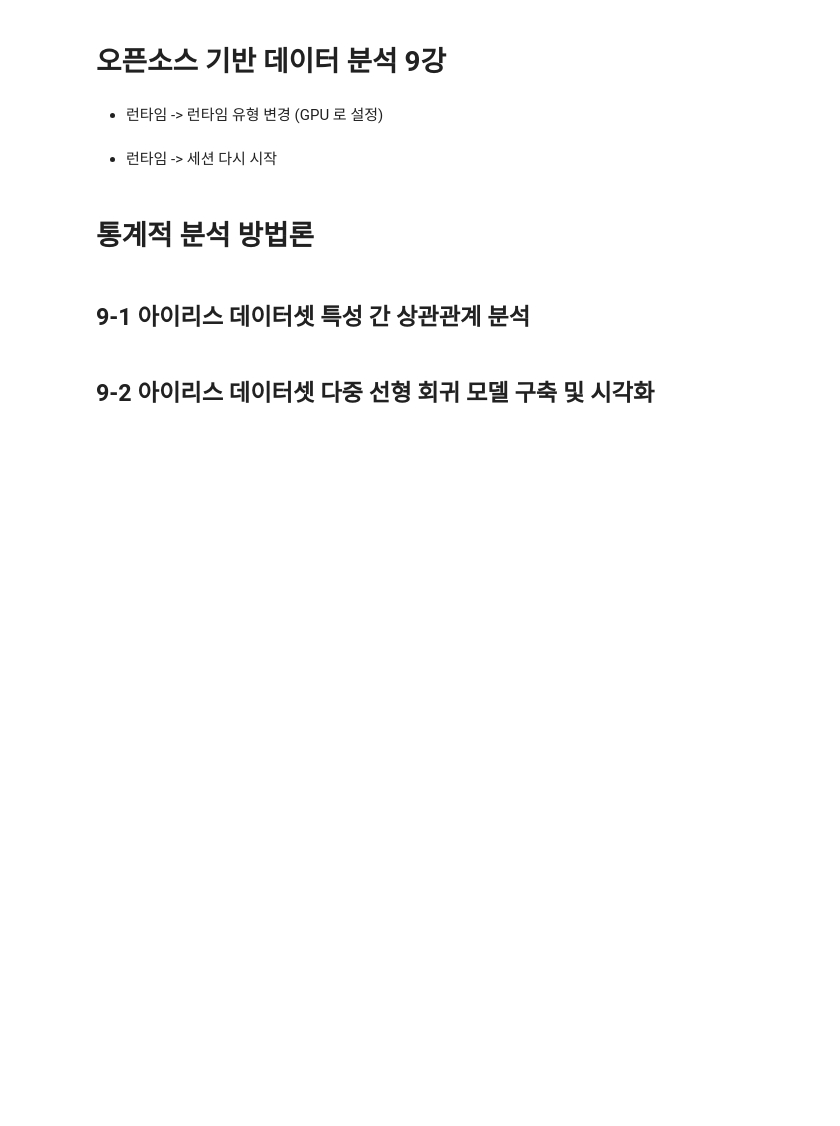
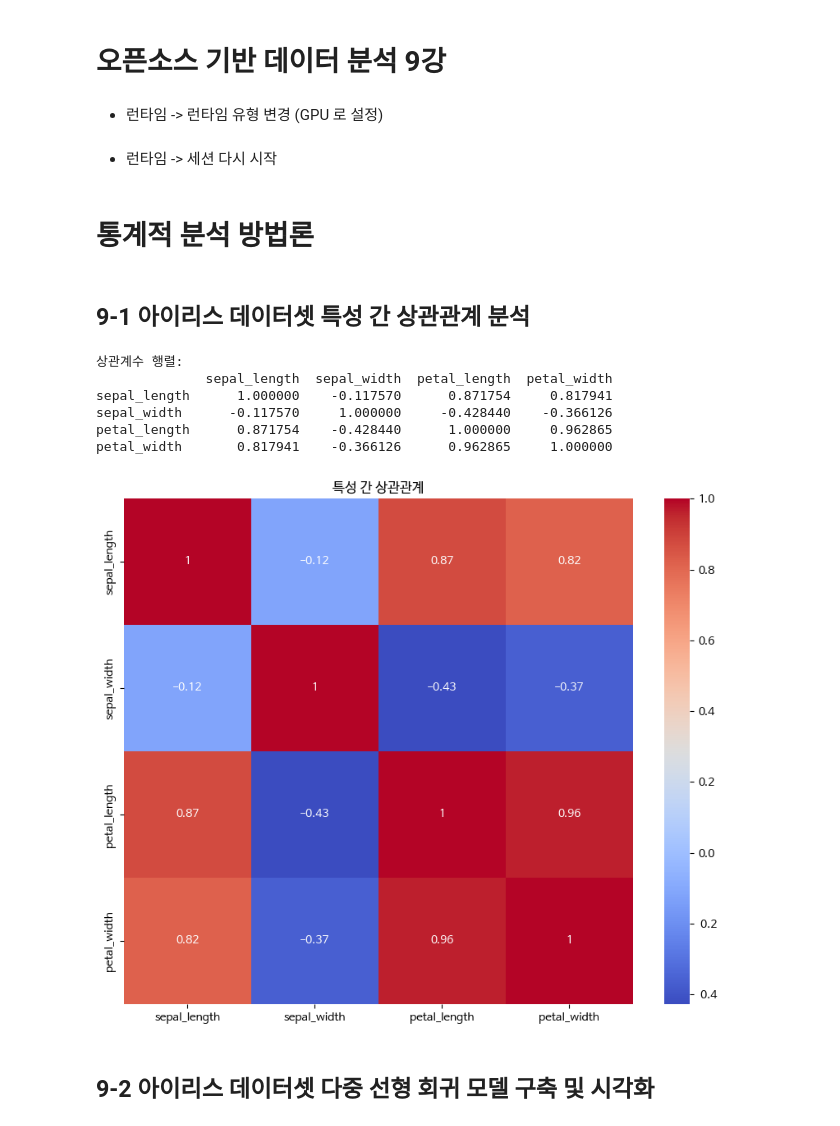
Before and after one commit to HYA6/DataAnalysis, a Jupyter notebook: OpenSourceDataAnalysis_09.ipynb, the cells around one changed output. Cells and saved outputs as stored; diff of their text form; code cells hidden in the pictures; blank space fills up the shorter version.

```diff
--- a/OpenSourceDataAnalysis_09.ipynb
+++ b/OpenSourceDataAnalysis_09.ipynb
@@ -24,19 +24,28 @@ plt.rc('font', family='NanumBarunGothic')
 # %%
 import matplotlib.pyplot as plt
 import seaborn as sns
 
 ## 아이리스 데이터셋 로드
 df = sns.load_dataset('iris')
 
 ## 상관계수 행렬 계산 및 출력
+correlation = df.iloc[:, :-1].corr()
 print("상관계수 행렬:")
 print(correlation)
 
 ## 상관관계 히트맵 시각화
 plt.figure(figsize=(10, 8))
 sns.heatmap(correlation, annot=True, cmap='coolwarm')
 plt.title('특성 간 상관관계')
 plt.show()
+# %% [output]
+상관계수 행렬:
+              sepal_length  sepal_width  petal_length  petal_width
+sepal_length      1.000000    -0.117570      0.871754     0.817941
+sepal_width      -0.117570     1.000000     -0.428440    -0.366126
+petal_length      0.871754    -0.428440      1.000000     0.962865
+petal_width       0.817941    -0.366126      0.962865     1.000000
+[figure, added]
 # %% [markdown]
 ## 9-2 아이리스 데이터셋 다중 선형 회귀 모델 구축 및 시각화
 # %%
```
Also changed, not shown: parts of 8 cells of this notebook.
